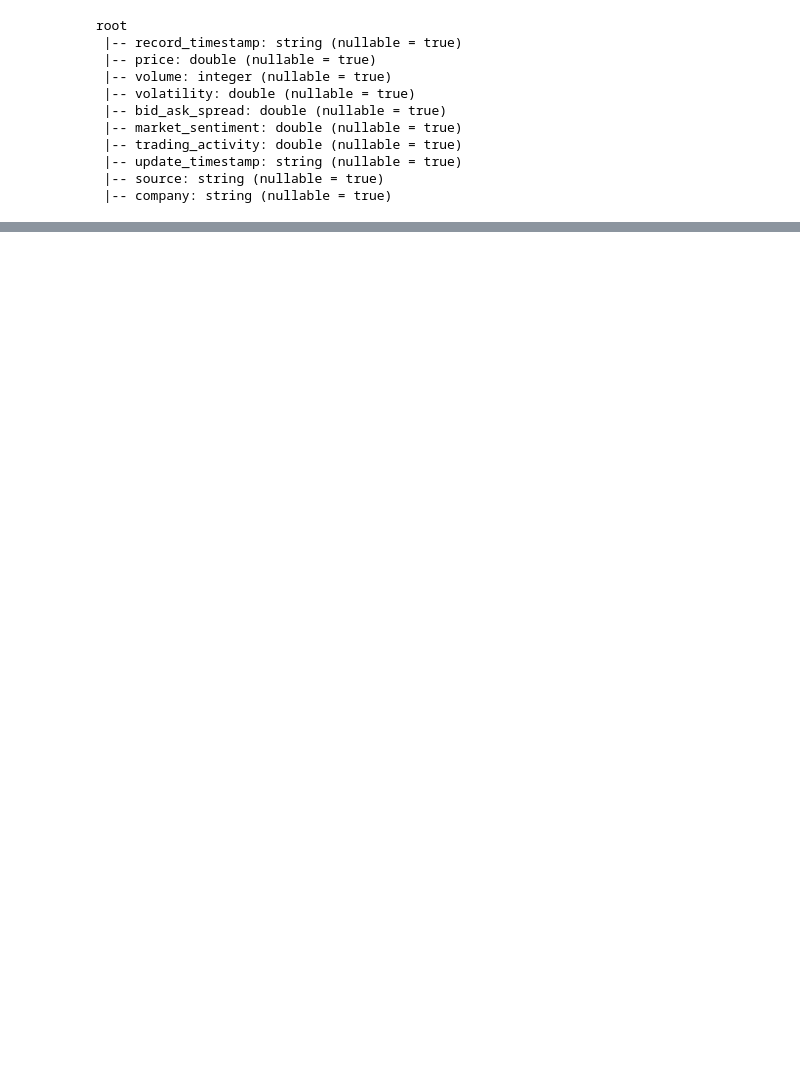
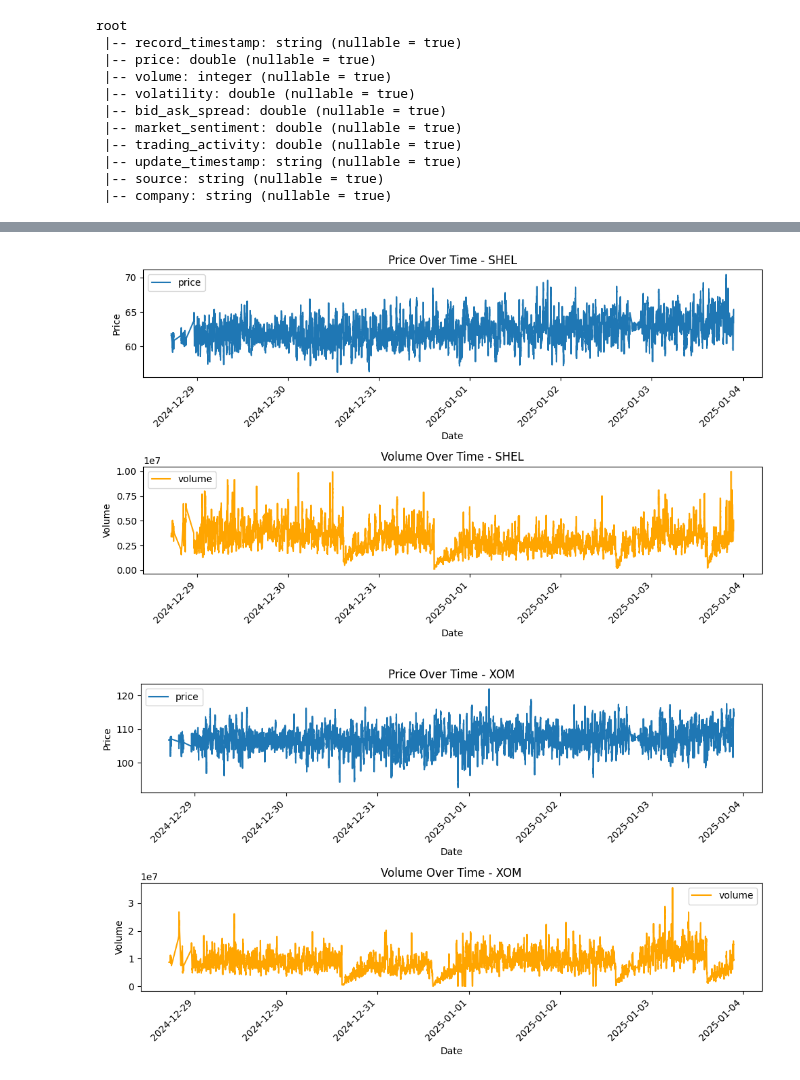
Before and after one commit to amajczyk/2024Z_BigDataAnalytics, a Jupyter notebook: Deliverable_3/EDA_silver.ipynb, the cells around one changed output, grey strips where cells are left out. Drawn from its saved outputs; the diff is of its cells as text; code cells hidden in the pictures; blank space fills up the shorter version.

```diff
--- a/Deliverable_3/EDA_silver.ipynb
+++ b/Deliverable_3/EDA_silver.ipynb
@@ -169,0 +267,42 @@ root
+# %%
+from pyspark.sql.functions import col, to_timestamp, current_timestamp, date_sub
+import matplotlib.dates as mdates
+
+# Get distinct company names
+companies = yfinance_df.select("company").distinct().rdd.flatMap(lambda x: x).collect()
+
+# Price and Volume plots
+for company in companies:
+    # Filter data for the last 14 days and convert to Pandas DataFrame
+    company_df = (
+        yfinance_df
+        .withColumn("update_timestamp", to_timestamp(col("update_timestamp")))  # Ensure it's a timestamp
+        .filter(col("update_timestamp") >= date_sub(current_timestamp(), 14))
+        .filter(col("company") == company)
+        .orderBy("update_timestamp")  # Sort by timestamp
+        .toPandas()
+    )
+
+    fig, axs = plt.subplots(2, 1, figsize=(10, 6))
+
+    # Plot Price
+    company_df.plot(x="update_timestamp", y="price", ax=axs[0])
+    axs[0].set_title(f"Price Over Time - {company}")
+    axs[0].set_xlabel("Date")
+    axs[0].set_ylabel("Price")
+    axs[0].xaxis.set_major_formatter(mdates.DateFormatter("%Y-%m-%d"))  # Format dates
+    axs[0].tick_params(axis='x', rotation=45)
+
+    # Plot Volume
+    company_df.plot(x="update_timestamp", y="volume", ax=axs[1], color="orange")
+    axs[1].set_title(f"Volume Over Time - {company}")
+    axs[1].set_xlabel("Date")
+    axs[1].set_ylabel("Volume")
+    axs[1].xaxis.set_major_formatter(mdates.DateFormatter("%Y-%m-%d"))  # Format dates
+    axs[1].tick_params(axis='x', rotation=45)
+
+    plt.tight_layout()
+    plt.show()
+# %% [output]
+[figure, added]
+[figure, added]
```
Also changed, not shown: parts of 13 cells of this notebook, 3 other files.
